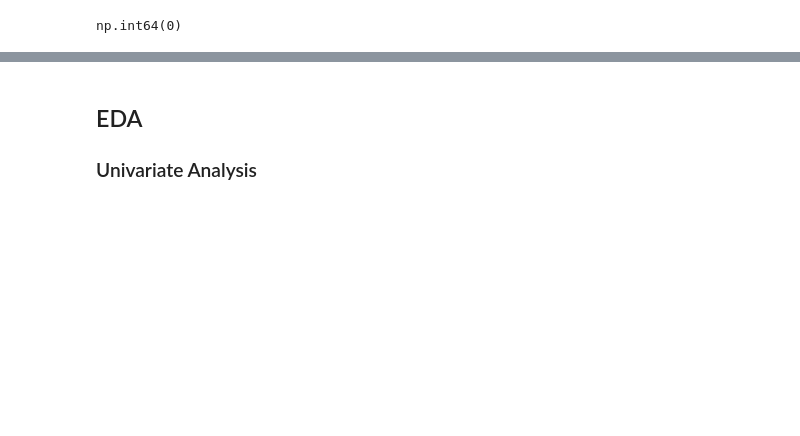
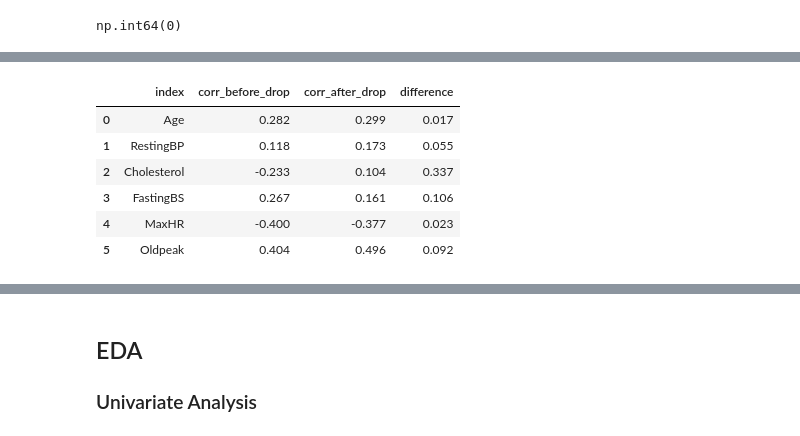
Before and after one commit to Karthik-005/Heart-Failure-Prediction, a Jupyter notebook: notebooks/01_exploratory_data_analysis.ipynb, the cells around one changed output, grey strips where cells are left out. Saved outputs shown, nothing was run; the diff lists cells and outputs as text; code cells hidden in the pictures; blank space fills up the shorter version.

```diff
--- a/notebooks/01_exploratory_data_analysis.ipynb
+++ b/notebooks/01_exploratory_data_analysis.ipynb
@@ -152,0 +66,13 @@ train['RestingBP'] = train['RestingBP'].replace({np.nan:train['RestingBP'].mean(
+# %%
+# Get the categorical and numerical columns
+num_cols, cat_cols = [], []
+
+for col in df.columns:
+    if df[col].nunique() <= 5:
+        cat_cols.append(col)
+    else:
+        num_cols.append(col)
+cat_cols.remove('HeartDisease')
+
+print(f"Categorical features: {cat_cols}"ST_Slope)
+print(f"Numerical features: {num_cols}")
@@ -152,0 +183,11 @@ train['RestingBP'] = train['RestingBP'].replace({np.nan:train['RestingBP'].mean(
+# %%
+corr_df = pd.DataFrame(corr_df)
+corr_df
+# %% [output]
+|  | index | corr_before_drop | corr_after_drop | difference |
+| 0 | Age | 0.282 | 0.299 | 0.017 |
+| 1 | RestingBP | 0.118 | 0.173 | 0.055 |
+| 2 | Cholesterol | -0.233 | 0.104 | 0.337 |
+| 3 | FastingBS | 0.267 | 0.161 | 0.106 |
+| 4 | MaxHR | -0.400 | -0.377 | 0.023 |
+| 5 | Oldpeak | 0.404 | 0.496 | 0.092 |
```
Also changed, not shown: parts of 58 cells of this notebook, 3 other files.
